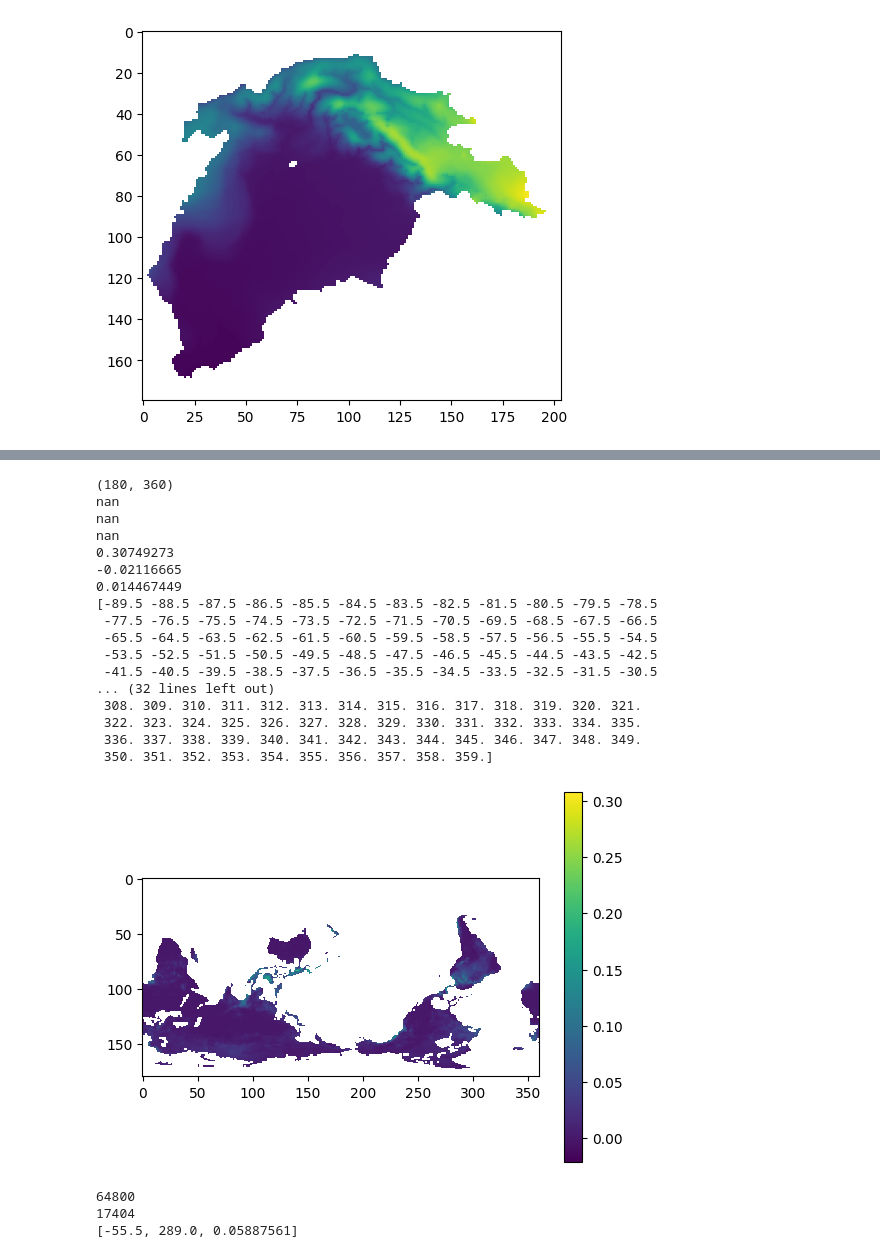
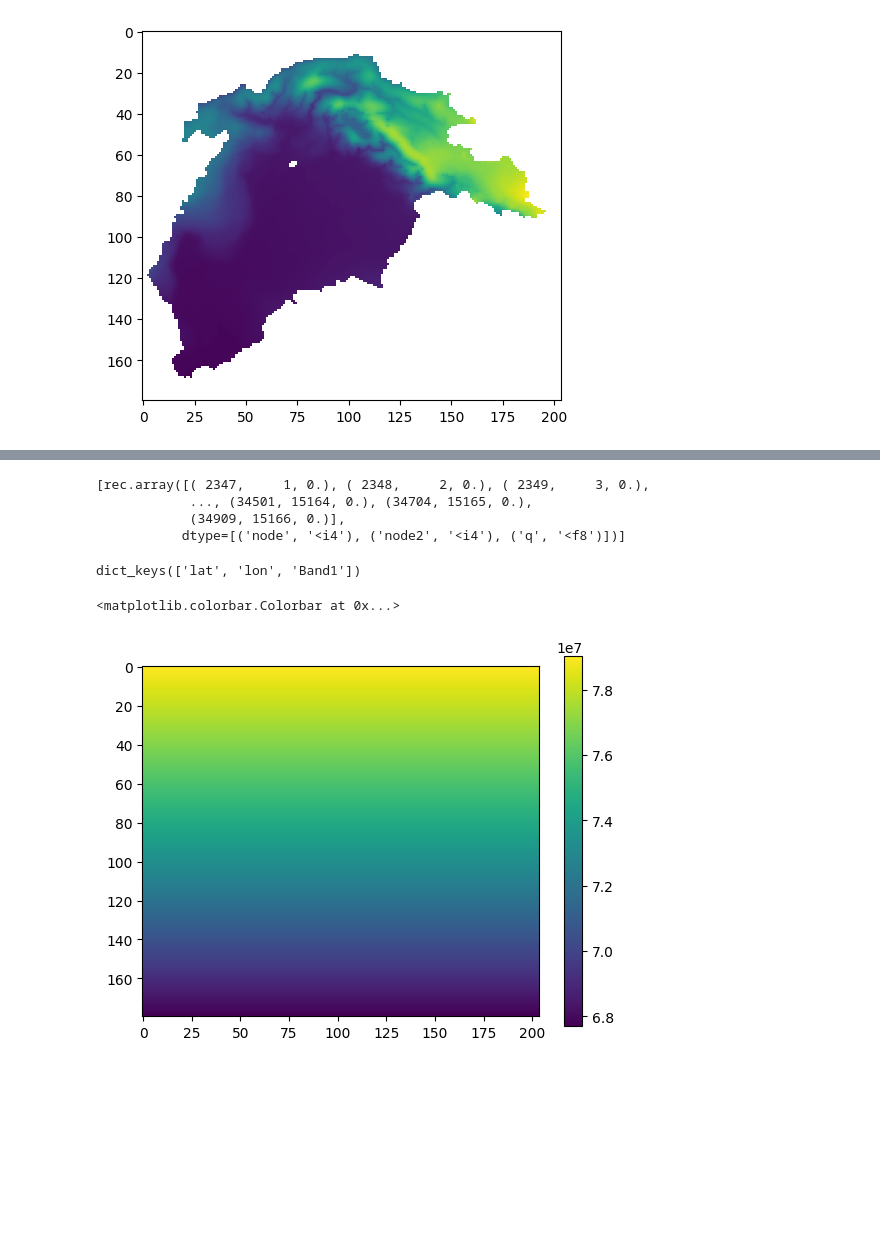
Before and after one commit to StellaLiu-gogogo/VIC-WUR-GWM, a Jupyter notebook: vic_online/python/capillary_rise_analysis.ipynb, the cells around one changed output, grey strips where cells are left out. Cells and saved outputs as stored; diff of their text form; code cells hidden in the pictures; blank space fills up the shorter version.

```diff
--- a/vic_online/python/capillary_rise_analysis.ipynb
+++ b/vic_online/python/capillary_rise_analysis.ipynb
@@ -235,3 +291,9 @@ plt.colorbar()
 # %% [output]
 <matplotlib.colorbar.Colorbar at 0x...>
 [figure]
+# %%
+import numpy as np
+flux.shape
+nan_array = np.zeros_like(flux)
+nan_array[~np.isnan(flux)] = 0.0001
+nan_array
@@ -254,7 +333,7 @@ with nc.Dataset(output_file,'a') as ncfile:
     Max_rate_var.unit = 'meters'
     Max_rate_var.standard_name = 'max_capillary_flux'
     Max_rate_var.long_name = 'maximum capillary flux derived from the max capillary height (m/d)'
-    Max_rate_var[:,:] = flux
+    Max_rate_var[:,:] = nan_array
     distinction_var = ncfile.createVariable('distinction_depth','f4',('lat','lon'))
     distinction_var.unit = 'meters'
     distinction_var.standard_name = 'distinction depth'
@@ -410,40 +484,0 @@ dict_keys(['time', 'time_bnds', 'lon', 'lat', 'groundwater_recharge'])
-# %%
-latitude = file.variables['lat'][:]
-longitude = file.variables['lon'][:]
-gwrecharge = file.variables['groundwater_recharge'][0,:,:].data
-gwrecharge[gwrecharge >3000] = np.nan
-
-print(gwrecharge.shape)
-plt.imshow(gwrecharge)
-plt.colorbar()
-gwrecharge[0][0]
-print(gwrecharge.max())
-print(gwrecharge.min())
-print(gwrecharge.mean())
-print(np.nanmax(gwrecharge))
-print(np.nanmin(gwrecharge))
-print(np.nanmean(gwrecharge))
-
-test = latitude.flatten()
-test2 = longitude.flatten()
-print(test)
-print(test2)
-# %% [output]
-(180, 360)
-nan
-nan
-nan
-0.30749273
--0.02116665
-0.014467449
-[-89.5 -88.5 -87.5 -86.5 -85.5 -84.5 -83.5 -82.5 -81.5 -80.5 -79.5 -78.5
- -77.5 -76.5 -75.5 -74.5 -73.5 -72.5 -71.5 -70.5 -69.5 -68.5 -67.5 -66.5
- -65.5 -64.5 -63.5 -62.5 -61.5 -60.5 -59.5 -58.5 -57.5 -56.5 -55.5 -54.5
- -53.5 -52.5 -51.5 -50.5 -49.5 -48.5 -47.5 -46.5 -45.5 -44.5 -43.5 -42.5
- -41.5 -40.5 -39.5 -38.5 -37.5 -36.5 -35.5 -34.5 -33.5 -32.5 -31.5 -30.5
-... (32 lines left out)
- 308. 309. 310. 311. 312. 313. 314. 315. 316. 317. 318. 319. 320. 321.
- 322. 323. 324. 325. 326. 327. 328. 329. 330. 331. 332. 333. 334. 335.
- 336. 337. 338. 339. 340. 341. 342. 343. 344. 345. 346. 347. 348. 349.
- 350. 351. 352. 353. 354. 355. 356. 357. 358. 359.]
-[figure, removed]
@@ -459,8 +484,0 @@ for latlon,gwr in zip(cellid,gwrecharge.flatten()):
-# %%
-print(len(cellid))
-print(len(list1))
-print(list1[0])
-# %% [output]
-64800
-17404
-[-55.5, 289.0, 0.05887561]
@@ -473,0 +485,21 @@ with open('test2.csv', 'w', newline='') as f:
+# %%
+bud.get_data(text = 'EVT', totim = 31)
+# %% [output]
+[rec.array([( 2347,     1, 0.), ( 2348,     2, 0.), ( 2349,     3, 0.),
+            ..., (34501, 15164, 0.), (34704, 15165, 0.),
+            (34909, 15166, 0.)],
+           dtype=[('node', '<i4'), ('node2', '<i4'), ('q', '<f8')])]
+# %%
+import netCDF4 as nc
+import matplotlib.pyplot as plt
+file1 = '/lustre/nobackup/WUR/ESG/yuan018/04Input_Indus/Indus_CellArea_m2_05min.nc'
+with nc.Dataset(file1, 'r') as ncfile:
+    print(ncfile.variables.keys())
+    cellarea = ncfile.variables['Band1'][:]
+
+plt.imshow(cellarea)
+plt.colorbar()
+# %% [output]
+dict_keys(['lat', 'lon', 'Band1'])
+<matplotlib.colorbar.Colorbar at 0x...>
+[figure, added]
```
Also changed, not shown: parts of 29 cells of this notebook, 7 other files.
